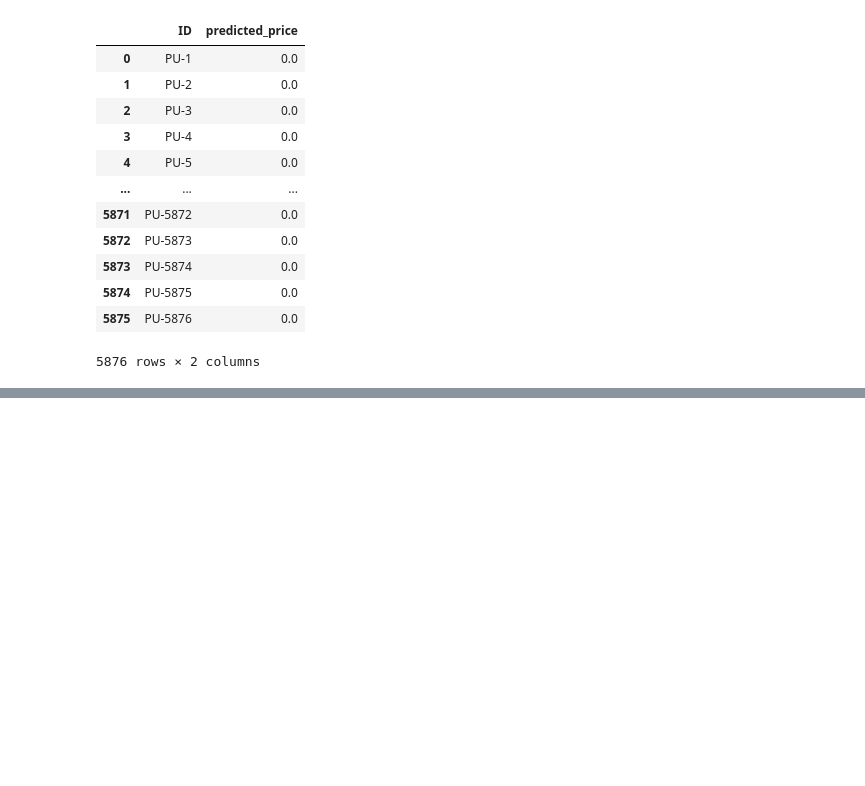
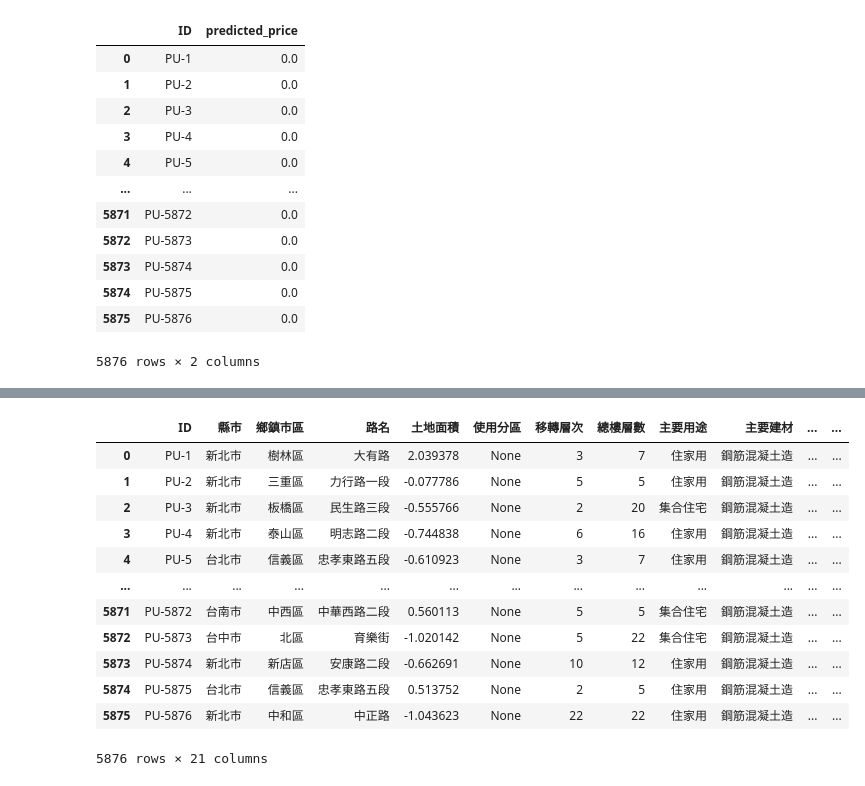
Before and after one commit to kennywang112/Yonfon, a Jupyter notebook: lasso.ipynb, the cells around one changed output, grey strips where cells are left out. Cells and saved outputs as stored; diff of their text form; code cells hidden in the pictures; blank space fills up the shorter version.

```diff
--- a/lasso.ipynb
+++ b/lasso.ipynb
@@ -104,0 +124,17 @@ result.to_csv("./result.csv", index=False)
+# %%
+test = pd.read_csv("30_Public Dataset_Public Sumission Template_v2/public_dataset.csv")
+test
+# %% [output]
+|  | ID | 縣市 | 鄉鎮市區 | 路名 | 土地面積 | 使用分區 | 移轉層次 | 總樓層數 | 主要用途 | 主要建材 | ... | ... |
+| 0 | PU-1 | 新北市 | 樹林區 | 大有路 | 2.039378 | None | 3 | 7 | 住家用 | 鋼筋混凝土造 | ... | ... |
+| 1 | PU-2 | 新北市 | 三重區 | 力行路一段 | -0.077786 | None | 5 | 5 | 住家用 | 鋼筋混凝土造 | ... | ... |
+| 2 | PU-3 | 新北市 | 板橋區 | 民生路三段 | -0.555766 | None | 2 | 20 | 集合住宅 | 鋼筋混凝土造 | ... | ... |
+| 3 | PU-4 | 新北市 | 泰山區 | 明志路二段 | -0.744838 | None | 6 | 16 | 住家用 | 鋼筋混凝土造 | ... | ... |
+| 4 | PU-5 | 台北市 | 信義區 | 忠孝東路五段 | -0.610923 | None | 3 | 7 | 住家用 | 鋼筋混凝土造 | ... | ... |
+| ... | ... | ... | ... | ... | ... | ... | ... | ... | ... | ... | ... | ... |
+| 5871 | PU-5872 | 台南市 | 中西區 | 中華西路二段 | 0.560113 | None | 5 | 5 | 集合住宅 | 鋼筋混凝土造 | ... | ... |
+| 5872 | PU-5873 | 台中市 | 北區 | 育樂街 | -1.020142 | None | 5 | 22 | 集合住宅 | 鋼筋混凝土造 | ... | ... |
+| 5873 | PU-5874 | 新北市 | 新店區 | 安康路二段 | -0.662691 | None | 10 | 12 | 住家用 | 鋼筋混凝土造 | ... | ... |
+| 5874 | PU-5875 | 台北市 | 信義區 | 忠孝東路五段 | 0.513752 | None | 2 | 5 | 住家用 | 鋼筋混凝土造 | ... | ... |
+| 5875 | PU-5876 | 新北市 | 中和區 | 中正路 | -1.043623 | None | 22 | 22 | 住家用 | 鋼筋混凝土造 | ... | ... |
+5876 rows × 21 columns
```
Also changed, not shown: parts of 3 cells of this notebook, 2 other files.
